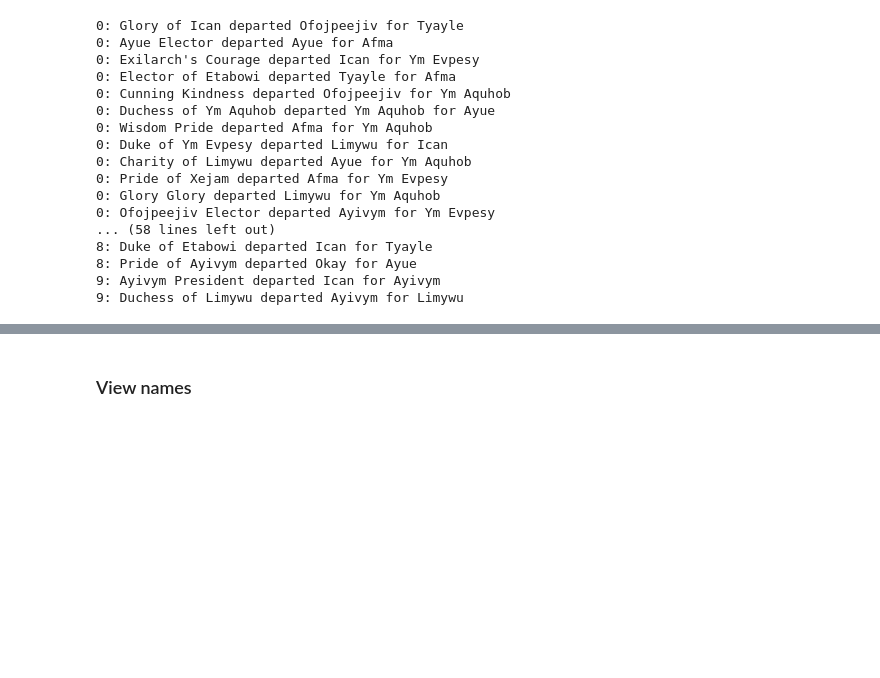
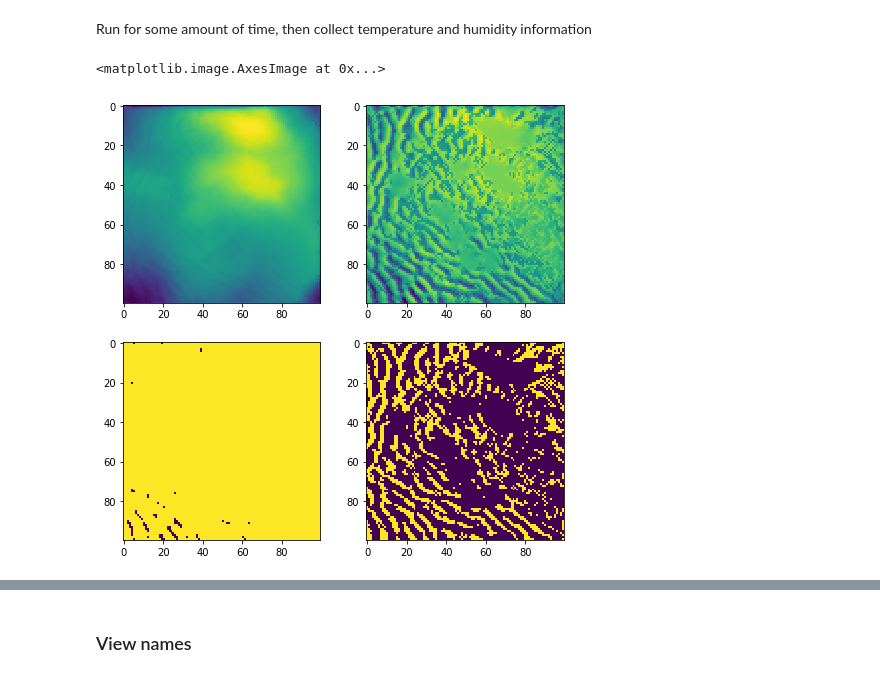
Before and after one commit to dmasad/Mesa-Islands, a Jupyter notebook: Testing.ipynb, the cells around one changed output, grey strips where cells are left out. Drawn from its saved outputs; the diff is of its cells as text; code cells hidden in the pictures; blank space fills up the shorter version.

Commit message:
Slightly improved weather model

```diff
--- a/Testing.ipynb
+++ b/Testing.ipynb
@@ -58,21 +38,29 @@ for path in model.sea_lanes.values():
+# %% [markdown]
+Run for some amount of time, then collect temperature and humidity information
 # %%
-for t in range(10):
+for t in range(100):
     model.step()
-# %% [output]
-0: Glory of Ican departed Ofojpeejiv for Tyayle
-0: Ayue Elector departed Ayue for Afma
-0: Exilarch's Courage departed Ican for Ym Evpesy
-0: Elector of Etabowi departed Tyayle for Afma
-0: Cunning Kindness departed Ofojpeejiv for Ym Aquhob
-0: Duchess of Ym Aquhob departed Ym Aquhob for Ayue
-0: Wisdom Pride departed Afma for Ym Aquhob
-0: Duke of Ym Evpesy departed Limywu for Ican
-0: Charity of Limywu departed Ayue for Ym Aquhob
-0: Pride of Xejam departed Afma for Ym Evpesy
-0: Glory Glory departed Limywu for Ym Aquhob
-0: Ofojpeejiv Elector departed Ayivym for Ym Evpesy
-... (58 lines left out)
-8: Duke of Etabowi departed Ican for Tyayle
-8: Pride of Ayivym departed Okay for Ayue
-9: Ayivym President departed Ican for Ayivym
-9: Duchess of Limywu departed Ayivym for Limywu
+# %%
+temp_map = np.zeros((100, 100))
+humidity_map = np.zeros_like(temp_map)
+cloud_map = np.zeros_like(temp_map)
+rain_map = np.zeros_like(temp_map)
+
+for x in range(100):
+    for y in range(100):
+        cell = model.grid[x][y]["Weather"]
+        temp_map[x,y] = cell.temperature
+        humidity_map[x,y] = cell.humidity
+        if cell.cloudy:
+            cloud_map[x,y] = 1
+        if cell.raining:
+            rain_map[x,y] = 1
+# %%
+fig, axes = plt.subplots(2, 2, figsize=(8,8))
+axes[0,0].imshow(temp_map)
+axes[0,1].imshow(humidity_map)
+axes[1,0].imshow(cloud_map)
+axes[1,1].imshow(rain_map)
+# %% [output]
+<matplotlib.image.AxesImage at 0x...>
+[figure, added]
```
Also changed, not shown: parts of 8 cells of this notebook, 4 other files.
